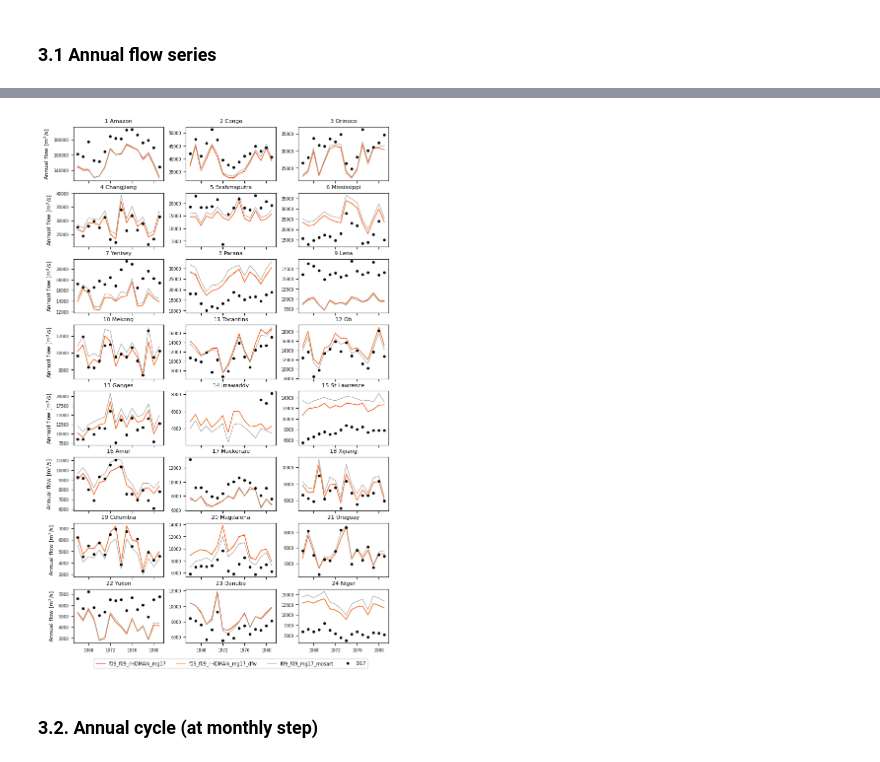
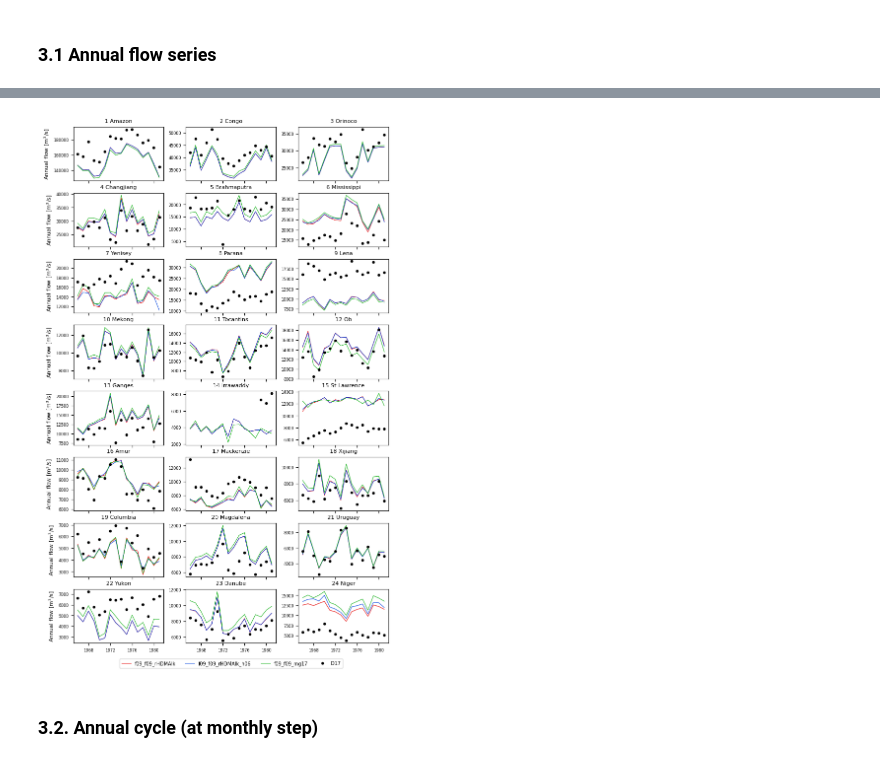
Before and after one commit to nmizukami/rof_postprocess-analysis, a Jupyter notebook: notebook/NB1_ROF_month_annual_flow_analysis.ipynb, the cells around one changed output, grey strips where cells are left out. Saved outputs shown, nothing was run; the diff lists cells and outputs as text; code cells hidden in the pictures.

```diff
--- a/notebook/NB1_ROF_month_annual_flow_analysis.ipynb
+++ b/notebook/NB1_ROF_month_annual_flow_analysis.ipynb
@@ -67,3 +72,22 @@ land = cfeature.LAND
+# %%
+# analysis_name = analysis name
+# cases = CESM case names and their runoff grid
+
+analysis_name = 'lake_test'
+
+cases = {
+        #'f09_f09_rHDMA':'rHDMA',
+        'f09_f09_rHDMAlk':'rHDMAlk',
+        'f09_f09_rHDMAlk_h06':'rHDMAlk_h06',
+        #'f09_f09_rHDMAlk_irrig_limited':'rHDMAlk_irrig_limited',
+        'f09_f09_mg17':'f09_f09',
+        #'f09_f09_mg17_mosart':'f09_f09_mosart',
+        #'standard_NH_flood':'f09_f09_mosart',
+        }
+
+error_metric = 'bias'
+
+parallel=False
 # %% [markdown]
 -----
 ### dasks (optional)
@@ -102,11 +99,0 @@ Workers
-# %%
-# CESM case names and their runoff grid
-
-cases = {
-        'f09_f09_rHDMA':'rHDMA',
-        'f09_f09_rHDMAlk_mg17':'rHDMAlk',
-        'f09_f09_rHDMAlk_mg17_dfw':'rHDMAlk_dfw',
-        'f09_f09_rHDMAlk_mg17_irrig':'rHDMAlk_irrig',
-        #'f09_f09_mg17':'f09_f09',
-        'f09_f09_mg17_mosart':'f09_f09_mosart',
-        }
@@ -221,7 +204,7 @@ ds_q['time'] = xr.cftime_range(start='1900-01-01', end='2018-12-01', freq="MS",
 # monthly
 ds_q_obs_mon = ds_q['FLOW'].sel(time=time_period)
 # compute annual flow from monthly
-ds_q_obs_yr = ds_q_obs_mon.resample(time="1A").mean(dim="time")
+ds_q_obs_yr = ds_q_obs_mon.resample(time="YE").mean(dim="time")
 # compute annual cycle at monthly scale
 dr_q_obs_seasonal = ds_q_obs_mon.sel(time=time_period).groupby('time.month').mean('time')
 # %% [output]
@@ -257,7 +240,7 @@ for gname, site_id in big_river_50.items():
 # %% [markdown]
 ### 3.1 Annual flow series
 # %%
-%time
+%%time
 
 fig, axes = plt.subplots(8, 3, figsize=(7.25, 11.5))
 plt.subplots_adjust(top = 0.975, bottom = 0.065, right = 0.98, left = 0.10, hspace=0.225, wspace=0.250)# create some space below the plots by increasing the bottom-value
@@ -265,7 +248,7 @@ plt.subplots_adjust(top = 0.975, bottom = 0.065, right = 0.98, left = 0.10, hspa
 for ix, river_name in enumerate(big_river_24.keys()):
     row = ix // 3
     col = ix % 3
-    for case in plot_cases:
+    for case in cases.keys():
         grid_name = cases[case]
         net_idx  = gauge_plot[river_name][case][1]
         gaug_idx = gauge_plot[river_name][case][0]
@@ -294,5 +277,5 @@ for ix, river_name in enumerate(big_river_24.keys()):
 #Legend- make space below the plot-raise bottom. there will be an label below the second last (bottom middle) ax, thanks to the bbox_to_anchor=(x, y) with a negative y-value.
 axes.flatten()[-2].legend(loc='upper center', bbox_to_anchor=(0.125, -0.35, 0.75, 0.1), ncol=5, fontsize="x-small");
 
-plt.savefig(f"./Figures/NB2_Fig1_big_river_annual_{plot_name}.png", dpi=200)
+plt.savefig(f"./Figures/NB1_Fig1_big_river_annual_{analysis_name}.png", dpi=200)
 # %% [output]
@@ -301,4 +284,4 @@ Wall time: 5.01 µs
-[figure, old version]
+[figure, new version]
 # %% [markdown]
 ### 3.2. Annual cycle (at monthly step)
 # %%
```
Also changed, not shown: parts of 22 cells of this notebook.
